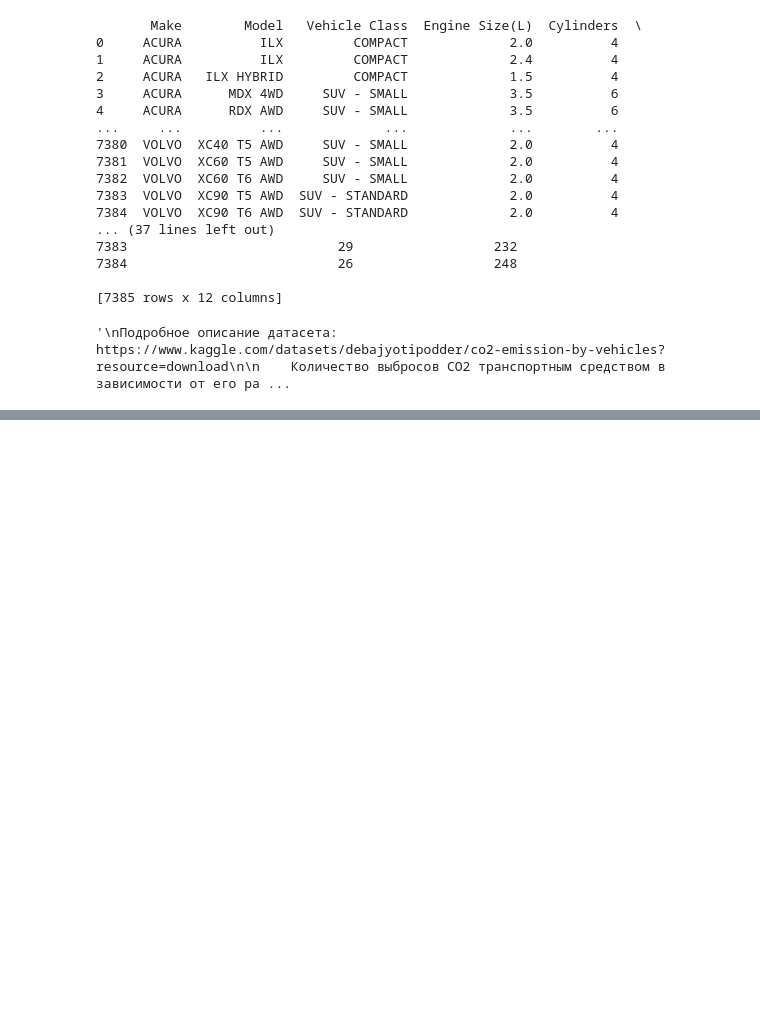
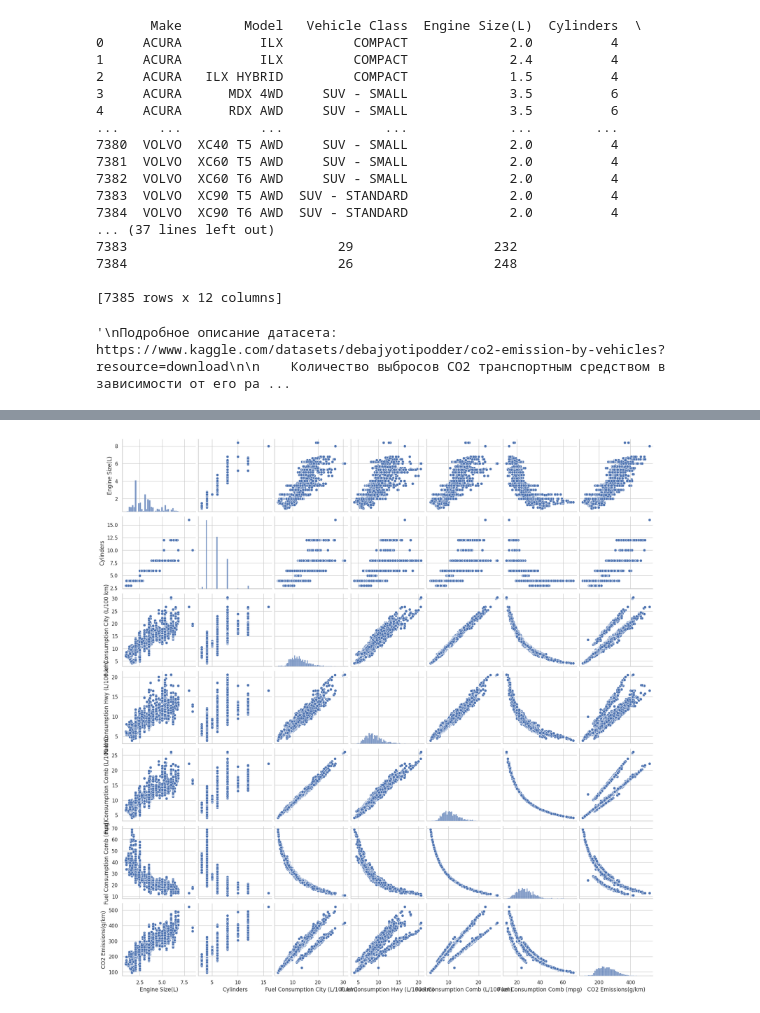
Before and after one commit to WanyaKruk/DZ-5, a Jupyter notebook: DZ_5.ipynb, the cells around one changed output, grey strips where cells are left out. Cells and saved outputs as stored; diff of their text form; code cells hidden in the pictures; blank space fills up the shorter version.

```diff
--- a/DZ_5.ipynb
+++ b/DZ_5.ipynb
@@ -80,0 +131,9 @@ N = Природный газ
+# %%
+# Парные диаграммы рассеяния
+import seaborn as sns
+
+sns.set(style="whitegrid")
+sns.pairplot(data)
+plt.show()
+# %% [output]
+[figure, added]
```
Also changed, not shown: parts of 6 cells of this notebook.
